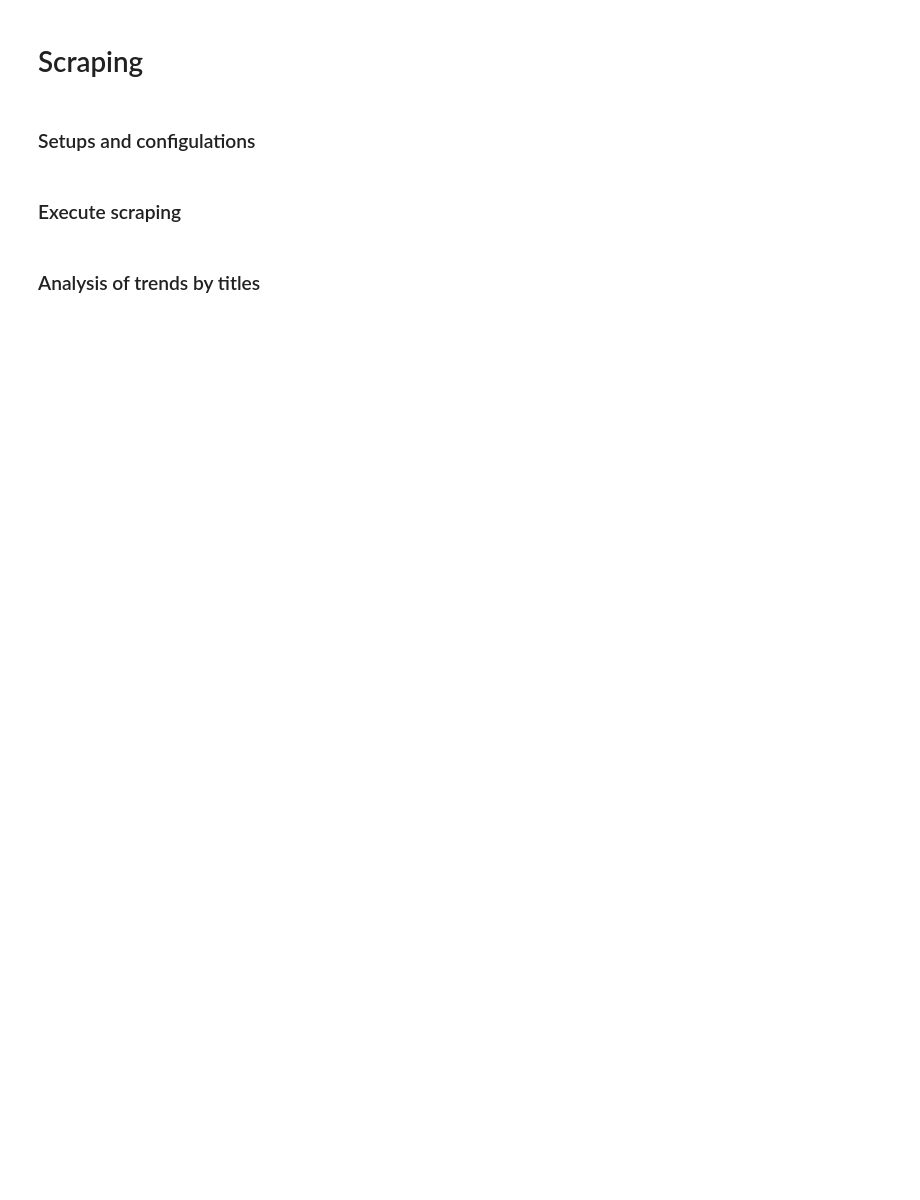
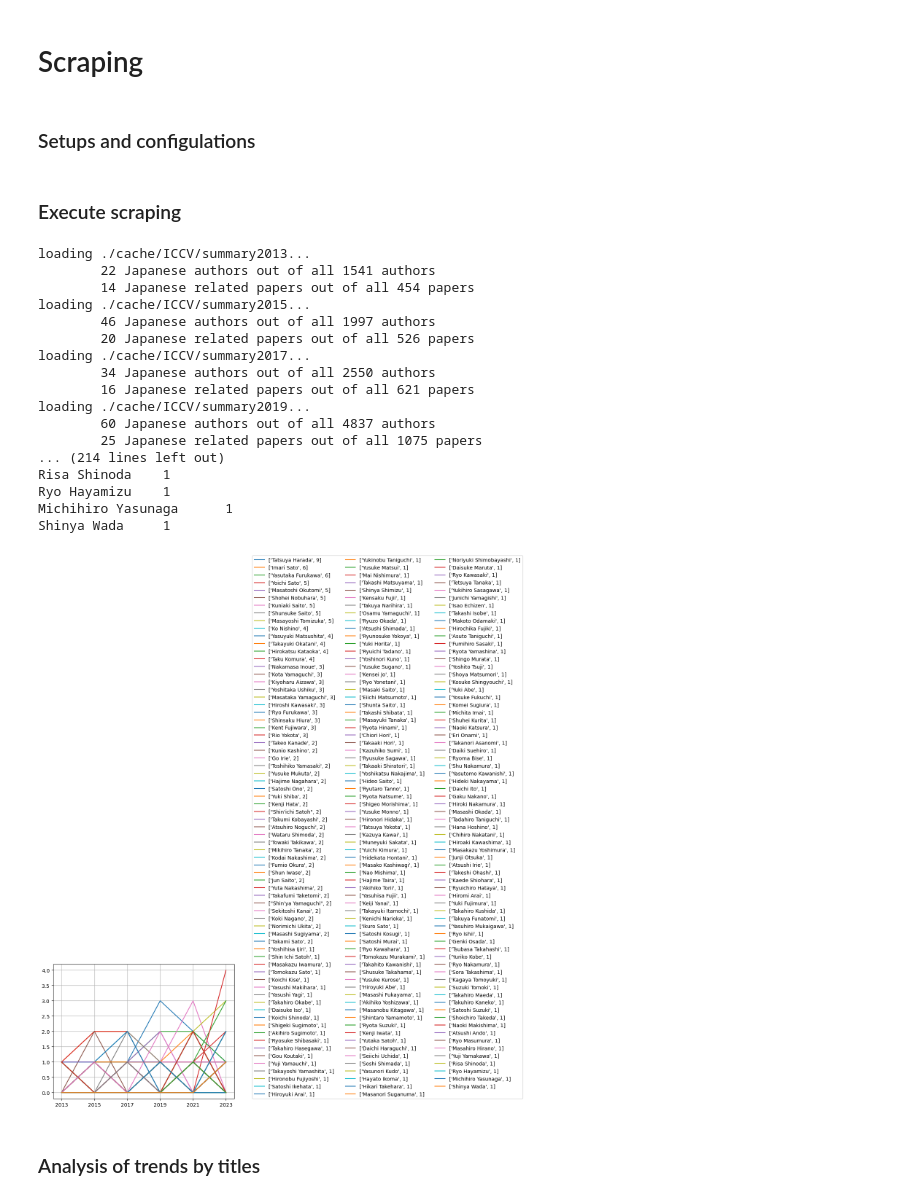
Before and after one commit to joyport7/CVPRanalysis, a Jupyter notebook: CVPR_analysis.ipynb, the cells around one changed output. Cells and saved outputs as stored; diff of their text form; code cells hidden in the pictures; blank space fills up the shorter version.

Commit message:
made major changes; included chaches for ICCV.

```diff
--- a/CVPR_analysis.ipynb
+++ b/CVPR_analysis.ipynb
@@ -17,41 +17,63 @@ import confana as common
 ### Execute scraping
 # %%
 # configurations
-param = common.set_param('https://openaccess.thecvf.com/', 'CVPR', 2014, 2023, 1, 1)
+param = confana.set_param('https://openaccess.thecvf.com/', 'ICCV', 2013, 2023, 2, 1)
 
 histall = {}
 for year in range(param.yearFrom, param.yearTo, param.interval):
     yr = str(year)
-    pklfl = 'summary' + yr
+    pklfl = param.cachedir + '/' + 'summary' + yr
 
     if os.path.exists(pklfl):
         with open(pklfl,'rb') as f:
             authorss,titles,hist,jpauthors, jptitles, numallauthors, numjpauthors, numpapers, numjppaper = pickle.load(f)
             print(f'loading {pklfl}...')
+        print(f'\t{numjpauthors} Japanese authors out of all {numallauthors} authors')
+        print(f'\t{numjppaper} Japanese related papers out of all {numpapers} papers')
     else:
         conf = param.conf_prefix + yr
         print(conf,'...')
-        pu = common.parseUrl(param.site, conf)
+        pu = confana.parseUrl(param,yr)
         normal, authorss, titles = pu.parseCVF()
         if normal < 0:
             print('parsing failed...')
 
-        pAT = common.parseATlist(titles, authorss)
+        pAT = confana.parseATlist(titles, authorss)
         jpauthors, jptitles, numallauthors, numjpauthors, numpapers, numjppaper = pAT.selectJP()
         hist = pAT.makehist(jpauthors,yr)
 
         with open(pklfl, 'wb') as f:
             pickle.dump((authorss,titles,hist,jpauthors, jptitles, numallauthors, numjpauthors, numpapers, numjppaper), f)
 
-    print(f'\t{numjpauthors} Japanese authors out of all {numallauthors} authors')
-    print(f'\t{numjppaper} Japanese related papers out of all {numpapers} papers')
+        print(f'\t{numjpauthors} Japanese authors out of all {numallauthors} authors')
+        print(f'\t{numjppaper} Japanese related papers out of all {numpapers} papers')
+    #print(jpauthors)
     #for ii in range(0,len(jpauthors)):
     #    print(f'{jpauthors[ii]}\t{jptitles[ii]}')
-    pAT = common.parseATlist(titles, authorss)
+    pAT = confana.parseATlist(titles, authorss)
     histall = pAT.mergehist(histall,hist,yr)
 
-ph = common.parseHist(param,histall)
+ph = confana.parseHist(param,histall)
 ph.plotsorted()
+# %% [output]
+loading ./cache/ICCV/summary2013...
+        22 Japanese authors out of all 1541 authors
+        14 Japanese related papers out of all 454 papers
+loading ./cache/ICCV/summary2015...
+        46 Japanese authors out of all 1997 authors
+        20 Japanese related papers out of all 526 papers
+loading ./cache/ICCV/summary2017...
+        34 Japanese authors out of all 2550 authors
+        16 Japanese related papers out of all 621 papers
+loading ./cache/ICCV/summary2019...
+        60 Japanese authors out of all 4837 authors
+        25 Japanese related papers out of all 1075 papers
+... (214 lines left out)
+Risa Shinoda    1
+Ryo Hayamizu    1
+Michihiro Yasunaga      1
+Shinya Wada     1
+[figure, added]
 # %% [markdown]
 ### Analysis of trends by titles
 # %%
```
Also changed, not shown: parts of 3 cells of this notebook, 17 other files.
